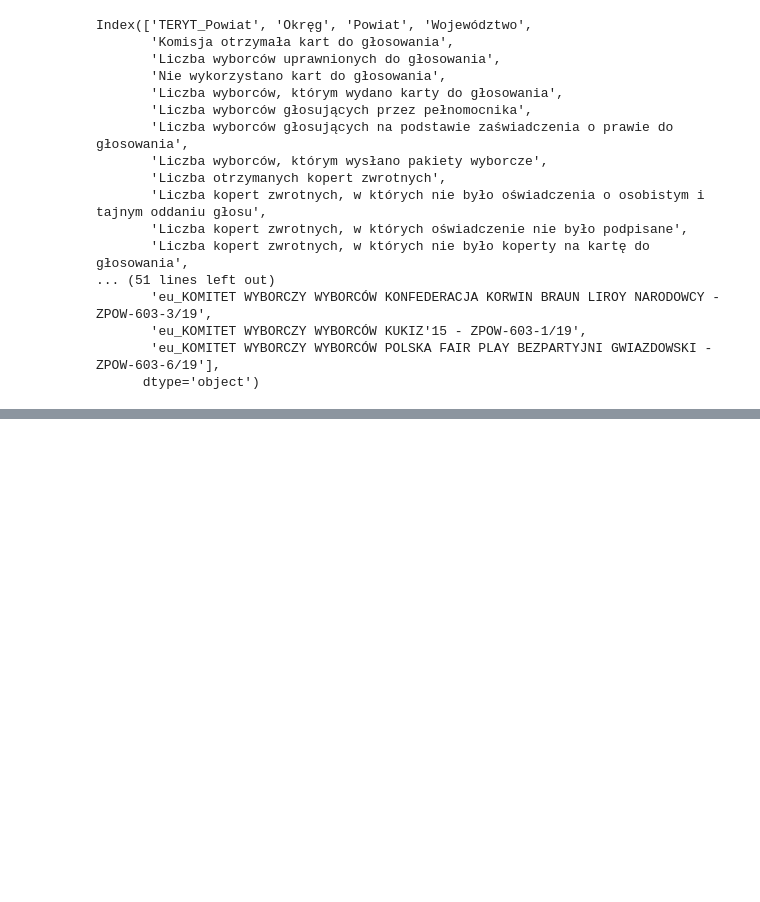
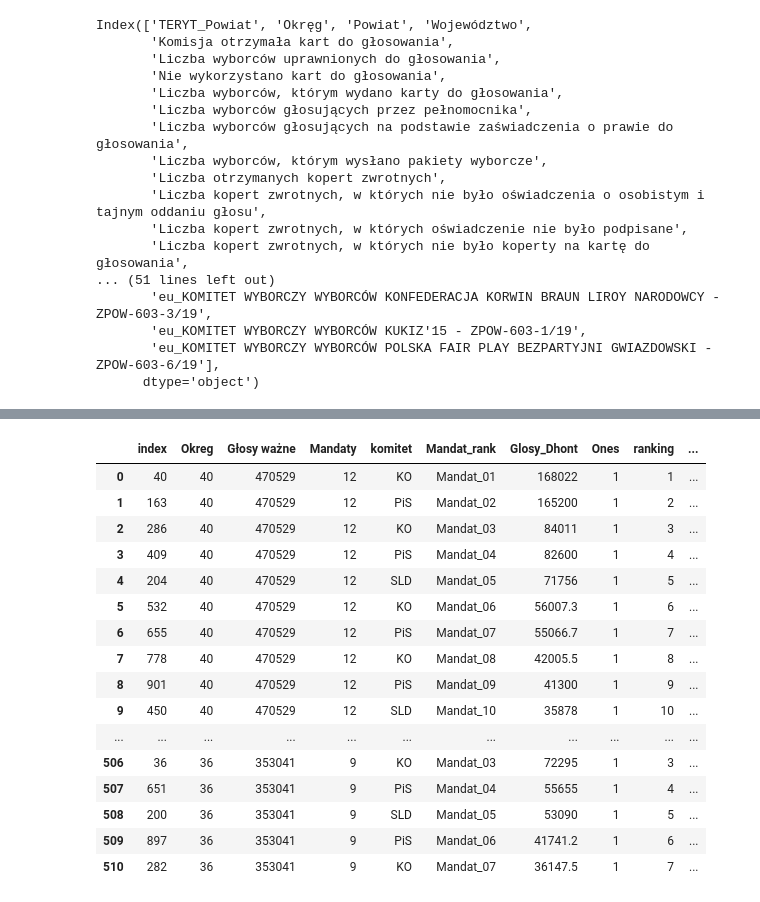
Before and after one commit to Jan-Majewski/Election_data, a Jupyter notebook: Analiza_wybory.ipynb, the cells around one changed output, grey strips where cells are left out. Saved outputs shown, nothing was run; the diff lists cells and outputs as text; code cells hidden in the pictures; blank space fills up the shorter version.

Commit message:
Implemented Dhont method in votes counting

```diff
--- a/Analiza_wybory.ipynb
+++ b/Analiza_wybory.ipynb
@@ -430,0 +587,8 @@ df_pl
+# %%
+df_top=df_top[(df_top.in_mandaty=="In")]
+# %%
+def add_zeros(x):
+    if x<10:
+        return "0"+str(x)
+    else:
+        return str(x)
@@ -430,0 +610,24 @@ df_pl
+# %%
+df_top["Mandat_rank"]=df_top.ranking.apply(lambda x: "Mandat_"+add_zeros(x))
+# %%
+df_top["Mandat_rank"]=np.where(df_top.ranking>df_top.Mandaty, "Runner-up", df_top.Mandat_rank)
+# %%
+df_top.head(50)
+# %% [output]
+|  | index | Okreg | Głosy ważne | Mandaty | komitet | Mandat_rank | Glosy_Dhont | Ones | ranking | ... |
+| 0 | 40 | 40 | 470529 | 12 | KO | Mandat_01 | 168022 | 1 | 1 | ... |
+| 1 | 163 | 40 | 470529 | 12 | PiS | Mandat_02 | 165200 | 1 | 2 | ... |
+| 2 | 286 | 40 | 470529 | 12 | KO | Mandat_03 | 84011 | 1 | 3 | ... |
+| 3 | 409 | 40 | 470529 | 12 | PiS | Mandat_04 | 82600 | 1 | 4 | ... |
+| 4 | 204 | 40 | 470529 | 12 | SLD | Mandat_05 | 71756 | 1 | 5 | ... |
+| 5 | 532 | 40 | 470529 | 12 | KO | Mandat_06 | 56007.3 | 1 | 6 | ... |
+| 6 | 655 | 40 | 470529 | 12 | PiS | Mandat_07 | 55066.7 | 1 | 7 | ... |
+| 7 | 778 | 40 | 470529 | 12 | KO | Mandat_08 | 42005.5 | 1 | 8 | ... |
+| 8 | 901 | 40 | 470529 | 12 | PiS | Mandat_09 | 41300 | 1 | 9 | ... |
+| 9 | 450 | 40 | 470529 | 12 | SLD | Mandat_10 | 35878 | 1 | 10 | ... |
+| ... | ... | ... | ... | ... | ... | ... | ... | ... | ... | ... |
+| 506 | 36 | 36 | 353041 | 9 | KO | Mandat_03 | 72295 | 1 | 3 | ... |
+| 507 | 651 | 36 | 353041 | 9 | PiS | Mandat_04 | 55655 | 1 | 4 | ... |
+| 508 | 200 | 36 | 353041 | 9 | SLD | Mandat_05 | 53090 | 1 | 5 | ... |
+| 509 | 897 | 36 | 353041 | 9 | PiS | Mandat_06 | 41741.2 | 1 | 6 | ... |
+| 510 | 282 | 36 | 353041 | 9 | KO | Mandat_07 | 36147.5 | 1 | 7 | ... |
```
Also changed, not shown: parts of 47 cells of this notebook.
